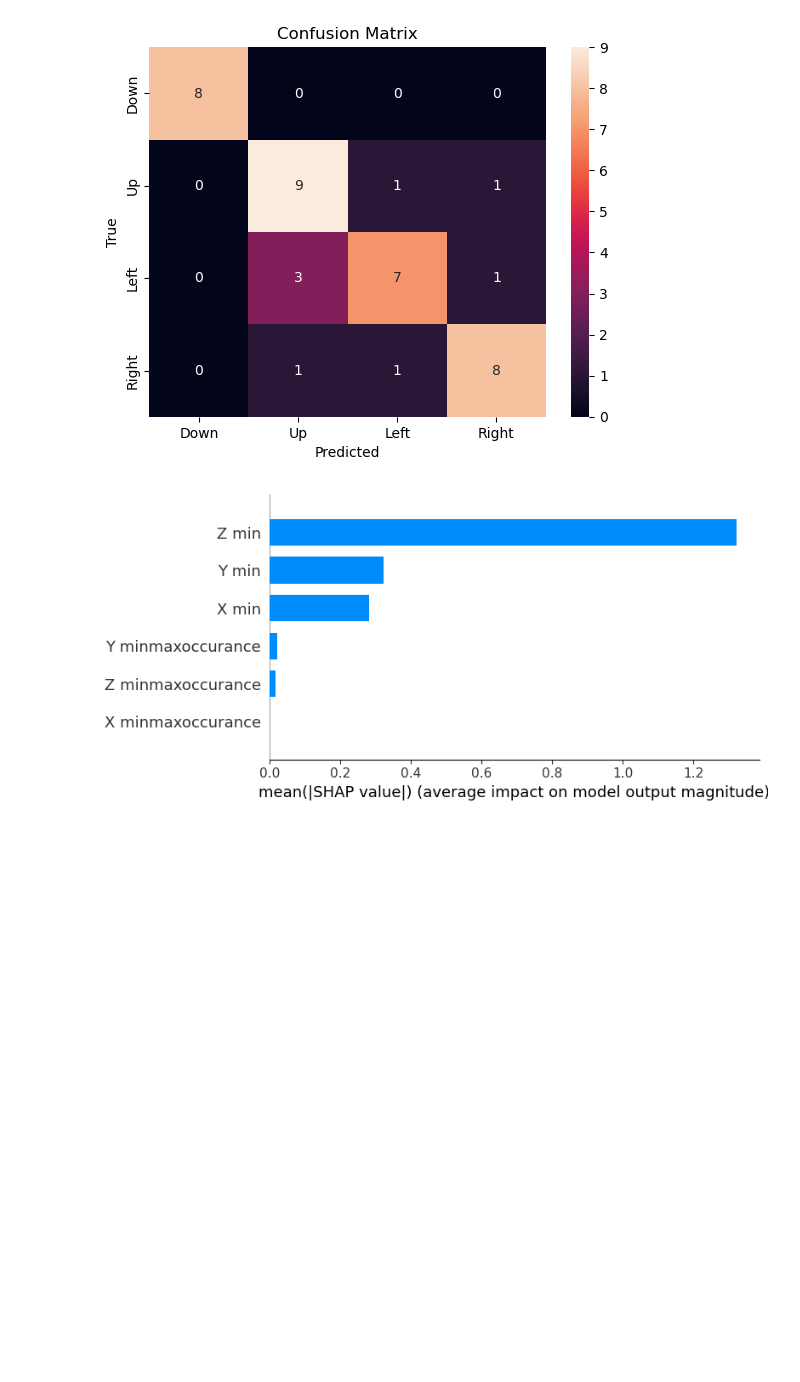
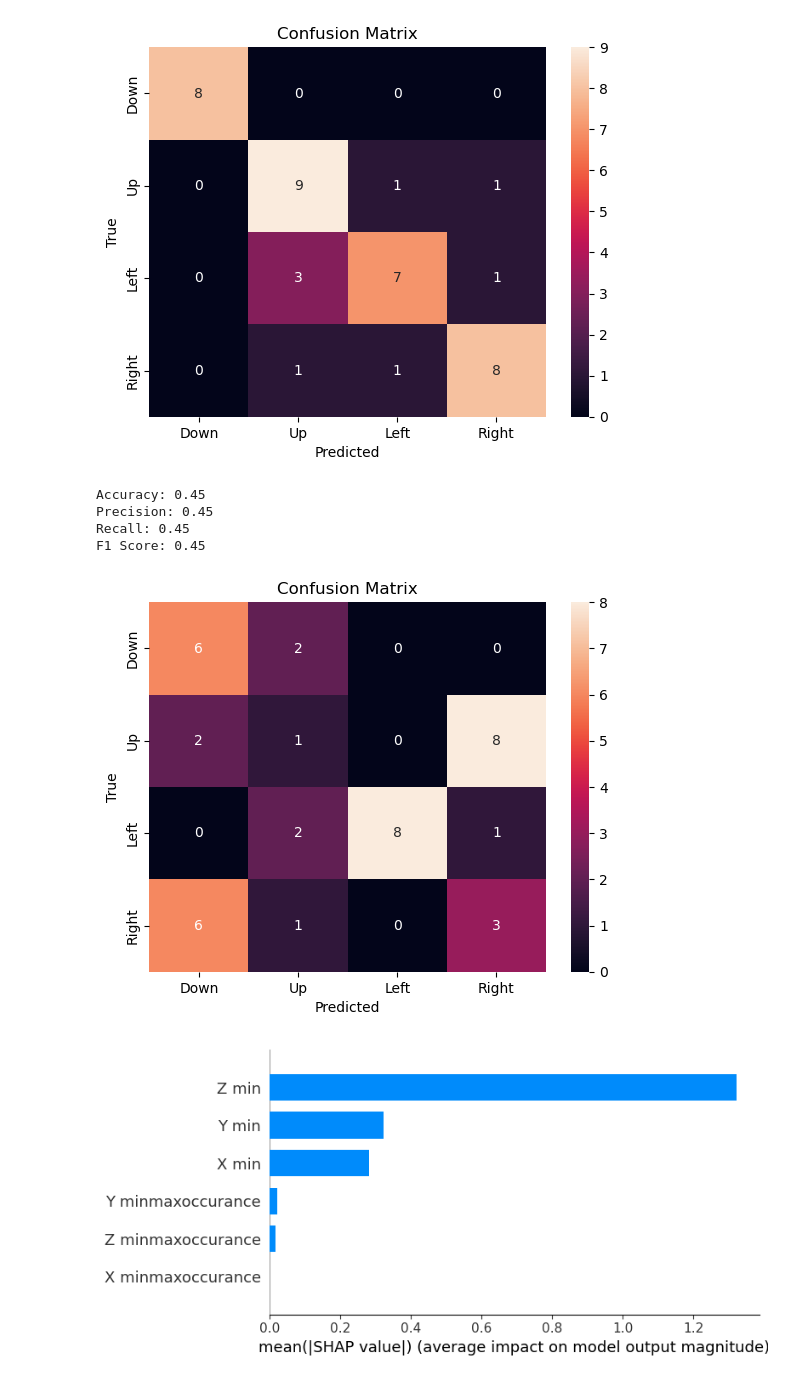
Before and after one commit to HMI2-Research-Group/PIP-Summer-School, a Jupyter notebook: pip_summer_school.ipynb, the cells around one changed output. Cells and saved outputs as stored; diff of their text form; code cells hidden in the pictures; blank space fills up the shorter version.

```diff
--- a/pip_summer_school.ipynb
+++ b/pip_summer_school.ipynb
@@ -176,6 +179,33 @@ Precision: 0.8
 Recall: 0.8
 F1 Score: 0.8000000000000002
 [figure]
+# %%
+numpy_x = np.array(x)
+numpy_y = np.array(y)
+X_train, X_test, y_train, y_test = train_test_split(numpy_x, numpy_y, test_size=0.25, random_state=0)
+X_train = X_train[:, [1, 2, 3]]
+X_test = X_test[:, [1, 2, 3]]
+clf = svm.SVC(kernel="linear")
+clf.fit(np.array(X_train), np.array(y_train))
+y_pred = clf.predict(X_test)
+cm, accuracy, precision, recall, f1 = get_metrics(y_test, y_pred)
+print("Accuracy:", accuracy)
+print("Precision:", precision)
+print("Recall:", recall)
+print("F1 Score:", f1)
+# Plot the confusion matrix
+cm_df = pd.DataFrame(cm, index=gesture, columns=gesture)
+sns.heatmap(cm_df, annot=True, fmt="d")
+plt.title("Confusion Matrix")
+plt.xlabel("Predicted")
+plt.ylabel("True")
+plt.show()
+# %% [output]
+Accuracy: 0.45
+Precision: 0.45
+Recall: 0.45
+F1 Score: 0.45
+[figure, added]
 # %%
 # gesture = ['Down', 'Up', 'Left', 'Right']
 gesture = ["Left", "Right"]
```
Also changed, not shown: parts of 3 cells of this notebook, 1 other file.
